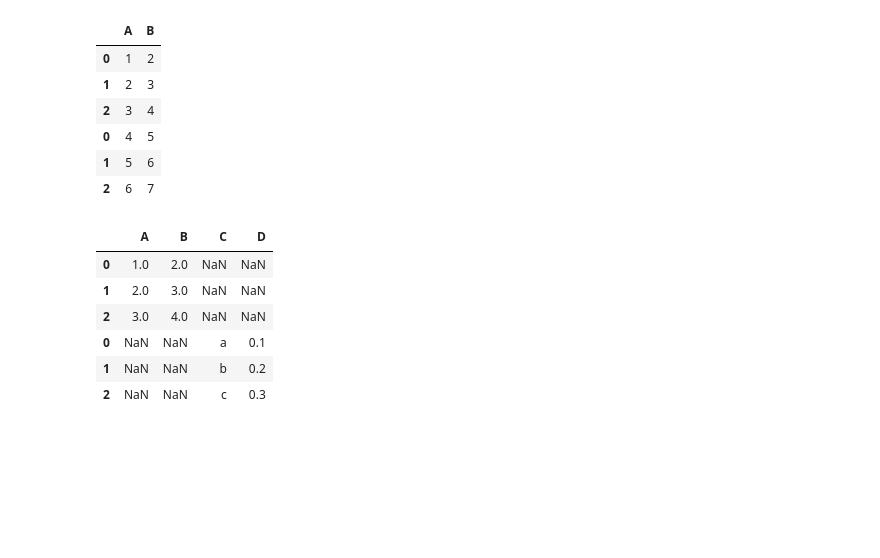
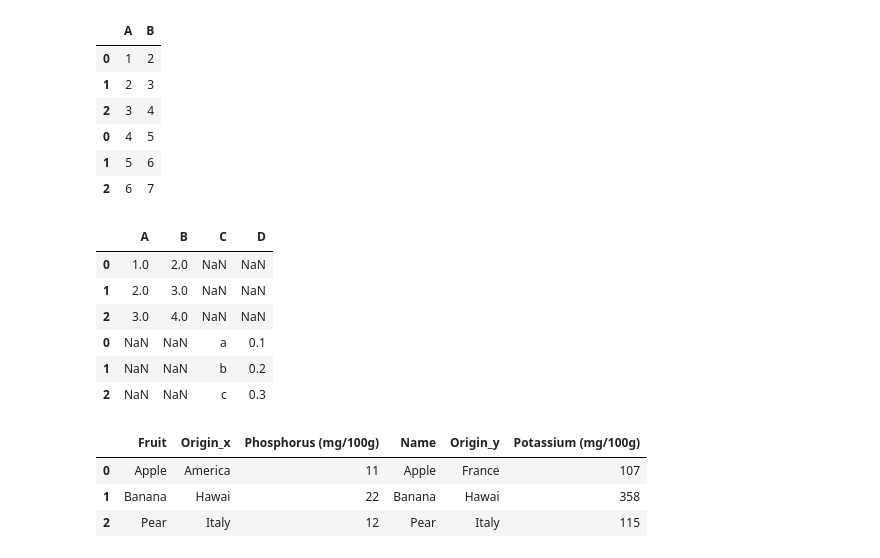
Before and after one commit to illumination-k/polars-pandas, a Jupyter notebook: work/pandas.ipynb, the cells around one changed output. Drawn from its saved outputs; the diff is of its cells as text; code cells hidden in the pictures; blank space fills up the shorter version.

```diff
--- a/work/pandas.ipynb
+++ b/work/pandas.ipynb
@@ -281,0 +297,10 @@ pd.concat((df1, df2))
+# %%
+pd.merge(
+    df1, df2,
+    left_on="Fruit", right_on="Name",
+how="inner")
+# %% [output]
+|  | Fruit | Origin_x | Phosphorus (mg/100g) | Name | Origin_y | Potassium (mg/100g) |
+| 0 | Apple | America | 11 | Apple | France | 107 |
+| 1 | Banana | Hawai | 22 | Banana | Hawai | 358 |
+| 2 | Pear | Italy | 12 | Pear | Italy | 115 |
```
Also changed, not shown: parts of 7 cells of this notebook, 2 other files.
